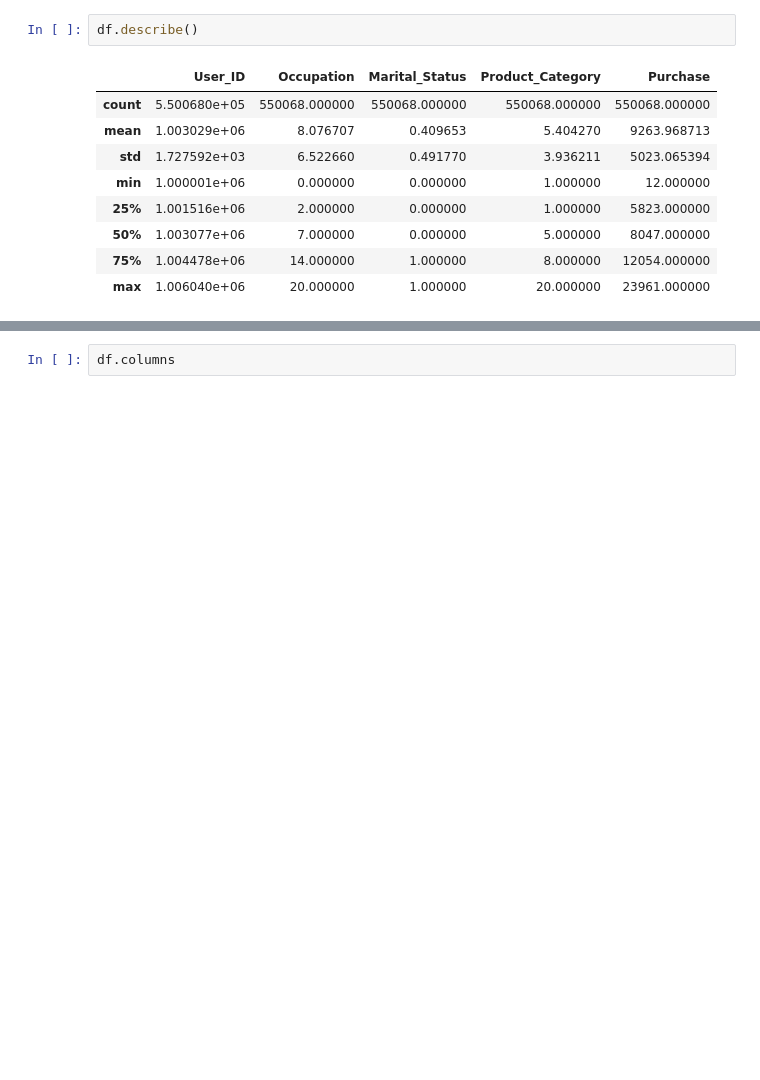
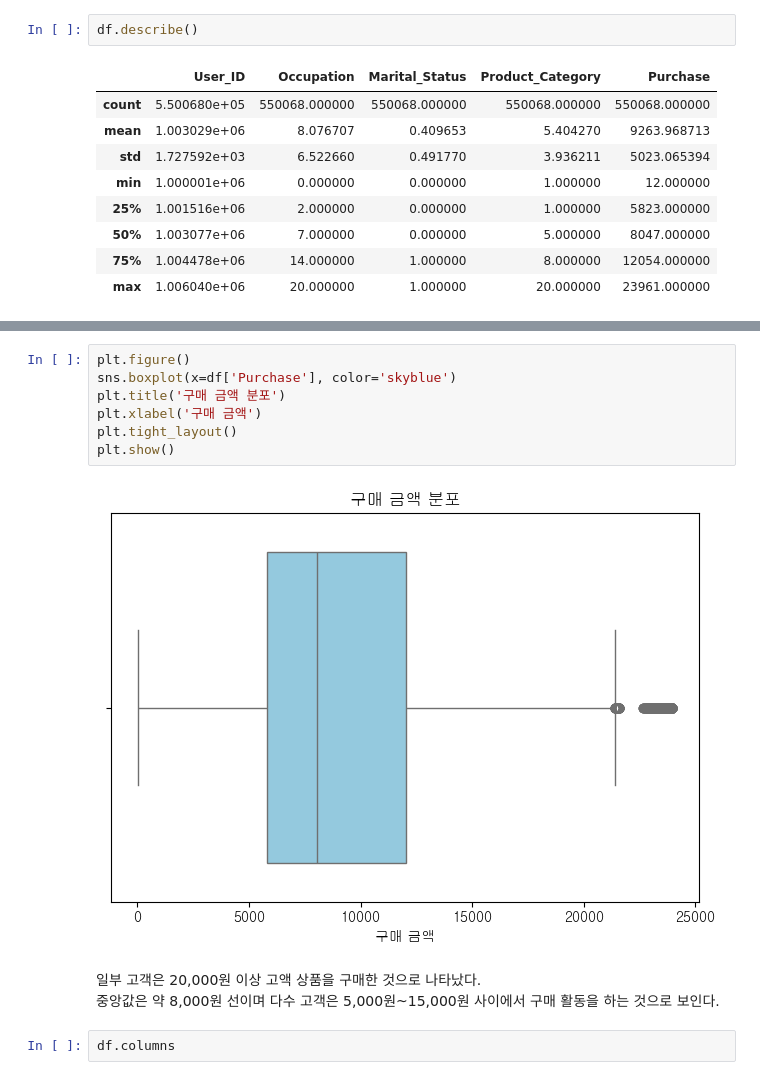
Before and after one commit to gayeoniee/data_anal_rep, a Jupyter notebook: data_anal_project(Walmart)/분석보고서.ipynb, the cells around one changed output, grey strips where cells are left out. Drawn from its saved outputs; the diff is of its cells as text; blank space fills up the shorter version.

```diff
--- a/data_anal_project(Walmart)/분석보고서.ipynb
+++ b/data_anal_project(Walmart)/분석보고서.ipynb
@@ -60,3 +75,15 @@ df.describe()
+# %%
+plt.figure()
+sns.boxplot(x=df['Purchase'], color='skyblue')
+plt.title('구매 금액 분포')
+plt.xlabel('구매 금액')
+plt.tight_layout()
+plt.show()
+# %% [output]
+[figure, added]
+# %% [markdown]
+일부 고객은 20,000원 이상 고액 상품을 구매한 것으로 나타났다.
+중앙값은 약 8,000원 선이며 다수 고객은 5,000원~15,000원 사이에서 구매 활동을 하는 것으로 보인다.
 # %%
 df.columns
 # %% [output]
```
Also changed, not shown: parts of 6 cells of this notebook.
